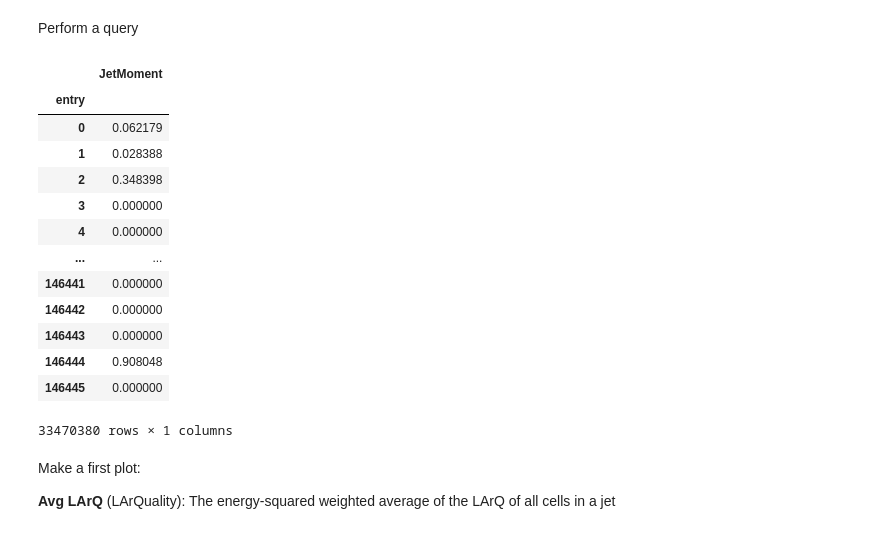
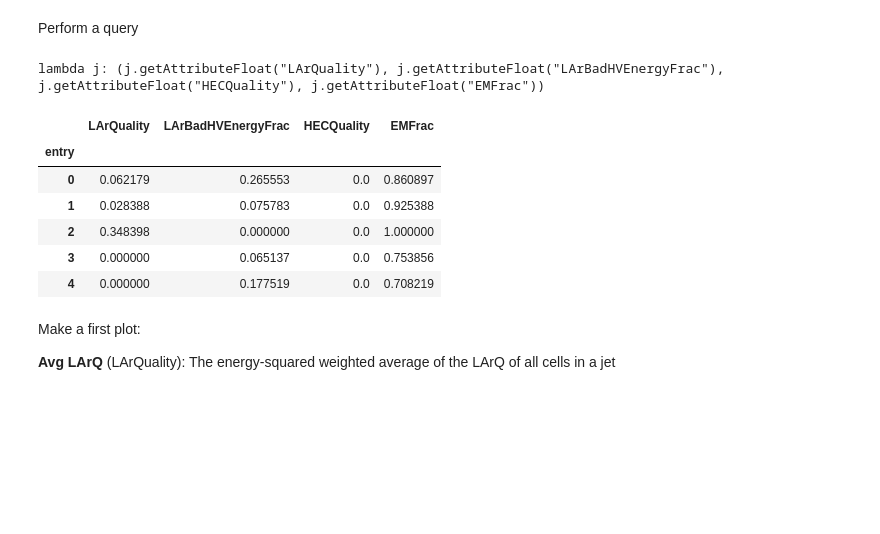
Before and after one commit to matthewfeickert/ServiceX-exploration, a Jupyter notebook: notebooks/jet-cleaning-test.ipynb, the cells around one changed output. Drawn from its saved outputs; the diff is of its cells as text; code cells hidden in the pictures; blank space fills up the shorter version.

Commit message:
Update notebok with working query

```diff
--- a/notebooks/jet-cleaning-test.ipynb
+++ b/notebooks/jet-cleaning-test.ipynb
@@ -28,36 +28,39 @@ drive.mount("/content/drive")
 Drive already mounted at /content/drive; to attempt to forcibly remount, call drive.mount("/content/drive", force_remount=True).
 # %% [markdown]
 Perform a query
+# %%
+jet_moments = ["LArQuality", "LArBadHVEnergyFrac", "HECQuality", "EMFrac"]
+select_statement = (
+    "lambda j: ("
+    + ", ".join([f'j.getAttributeFloat("{x}")' for x in jet_moments])
+    + ")"
+)
+print(select_statement)
+# %% [output]
+lambda j: (j.getAttributeFloat("LArQuality"), j.getAttributeFloat("LArBadHVEnergyFrac"), j.getAttributeFloat("HECQuality"), j.getAttributeFloat("EMFrac"))
 # %%
 did = "mc16_13TeV:mc16_13TeV.364700.Pythia8EvtGen_A14NNPDF23LO_jetjet_JZ0WithSW.deriv.DAOD_JETM1.e7142_s3126_r9364_p4128"
 
 dataset = ServiceXDataset(did, max_workers=200, backend_type="xaod")
 
 query = (
     ServiceXSourceXAOD(dataset)
     .SelectMany('lambda e: e.Jets("AntiKt4EMTopoJets")')
     .Where("lambda j: j.pt()/1000>20 and abs(j.eta())<4.5")
-    .Select('lambda j: j.getAttributeFloat("LArQuality")')
-    .AsPandasDF("JetMoment")
+    .Select(select_statement)
+    .AsPandasDF(tuple(jet_moments))
     .value()
 )
 
-query
+query.head()
 # %% [output]
-|  | JetMoment |
-| entry |  |
-| 0 | 0.062179 |
-| 1 | 0.028388 |
-| 2 | 0.348398 |
-| 3 | 0.000000 |
-| 4 | 0.000000 |
-| ... | ... |
-| 146441 | 0.000000 |
-| 146442 | 0.000000 |
-| 146443 | 0.000000 |
-| 146444 | 0.908048 |
-| 146445 | 0.000000 |
+|  | LArQuality | LArBadHVEnergyFrac | HECQuality | EMFrac |
+| entry |  |  |  |  |
+| 0 | 0.062179 | 0.265553 | 0.0 | 0.860897 |
+| 1 | 0.028388 | 0.075783 | 0.0 | 0.925388 |
+| 2 | 0.348398 | 0.000000 | 0.0 | 1.000000 |
+| 3 | 0.000000 | 0.065137 | 0.0 | 0.753856 |
+| 4 | 0.000000 | 0.177519 | 0.0 | 0.708219 |
-33470380 rows × 1 columns
 # %%
 def quick_plot(hist, ax=None, **kwargs):
     if ax is None:
```
Also changed, not shown: parts of 4 cells of this notebook.
